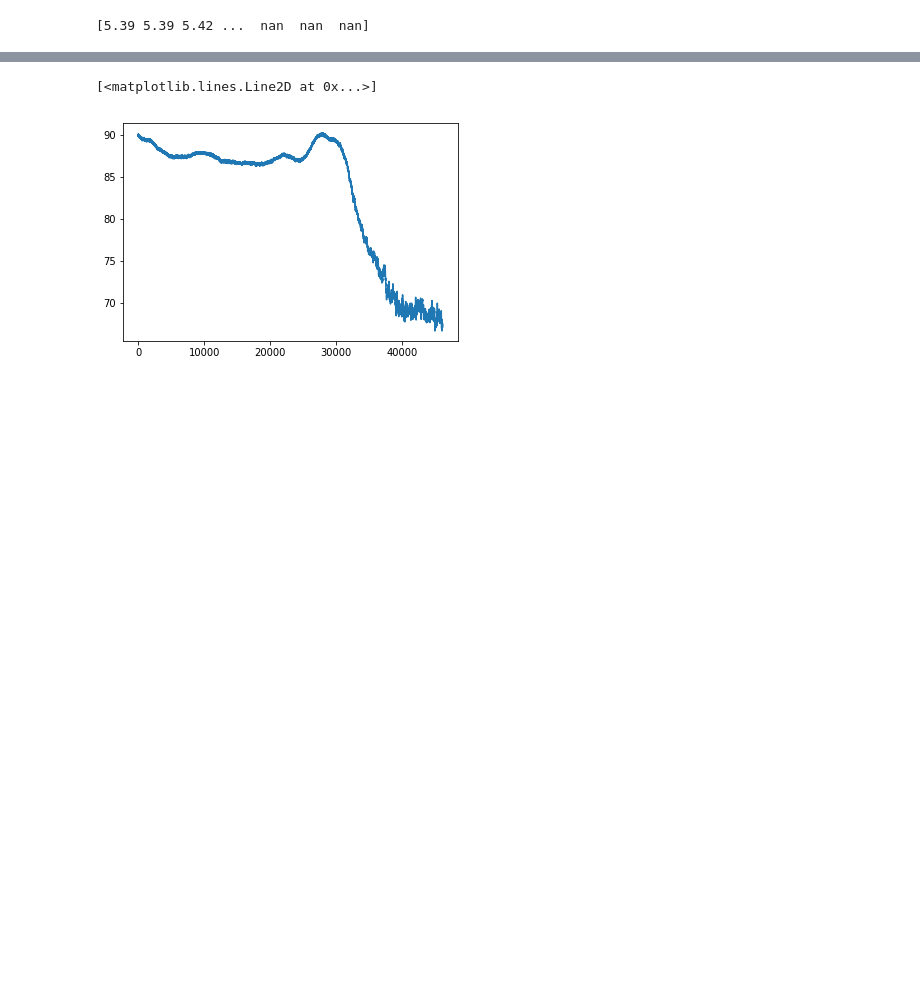
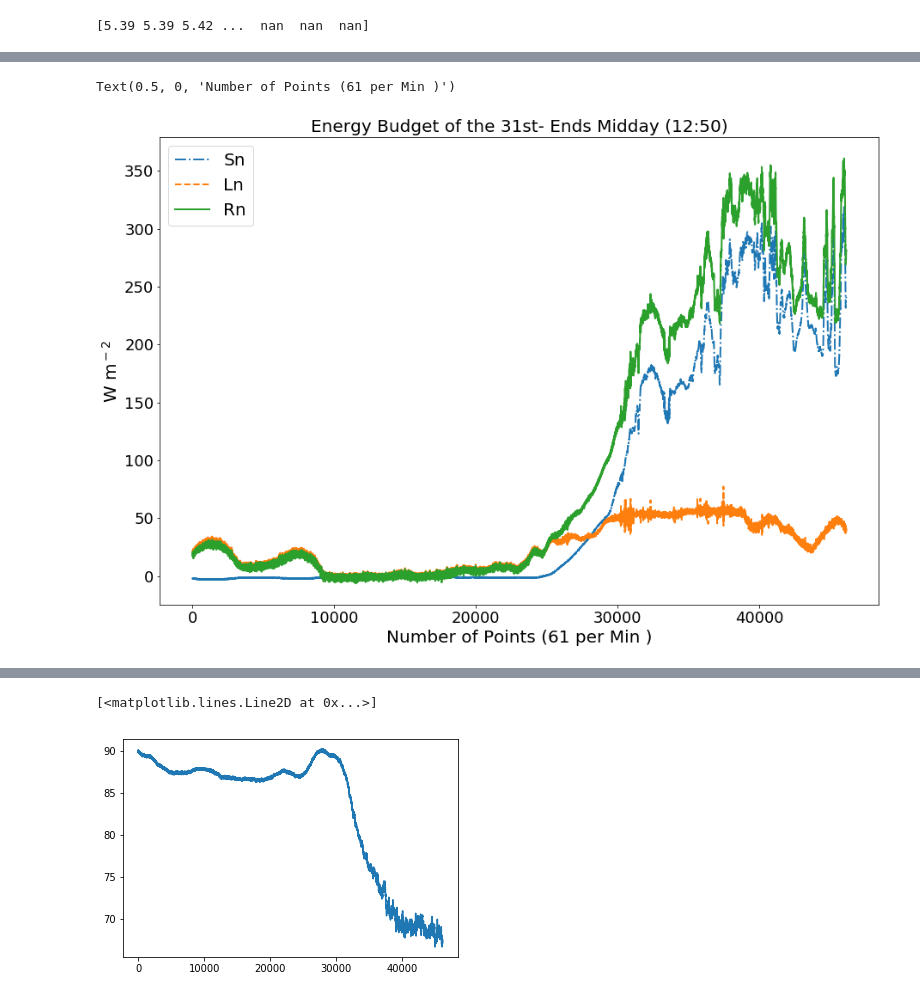
Before and after one commit to IsabelSmith1998/Assignment-Two--25002661, a Jupyter notebook: Assignmnet two.ipynb, the cells around one changed output, grey strips where cells are left out. Cells and saved outputs as stored; diff of their text form; code cells hidden in the pictures; blank space fills up the shorter version.

```diff
--- a/Assignmnet two.ipynb
+++ b/Assignmnet two.ipynb
@@ -49 +72,14 @@ Rn2 = LW2+SW2
+# %%
+plt.figure(num=1, figsize=(15,10))
+plt.plot(SW2,"-.",label='Sn',lw=2)
+plt.plot(LW2,"--",label='Ln',lw=2)
+plt.plot(Rn2,"-",label='Rn',lw=2)
+plt.legend(loc='best',fontsize=20)
+plt.tick_params(labelsize= 18)
+plt.ylabel('W m${^-}{^2}$',fontsize=20)
+plt.title('Energy Budget of the 31st- Ends Midday (12:50)',fontsize=20)
+plt.xlabel('Number of Points (61 per Min )',fontsize=20)
+# %% [output]
+Text(0.5, 0, 'Number of Points (61 per Min )')
+[figure, added]
 # %%
```
Also changed, not shown: parts of 11 cells of this notebook, 1 other file.
